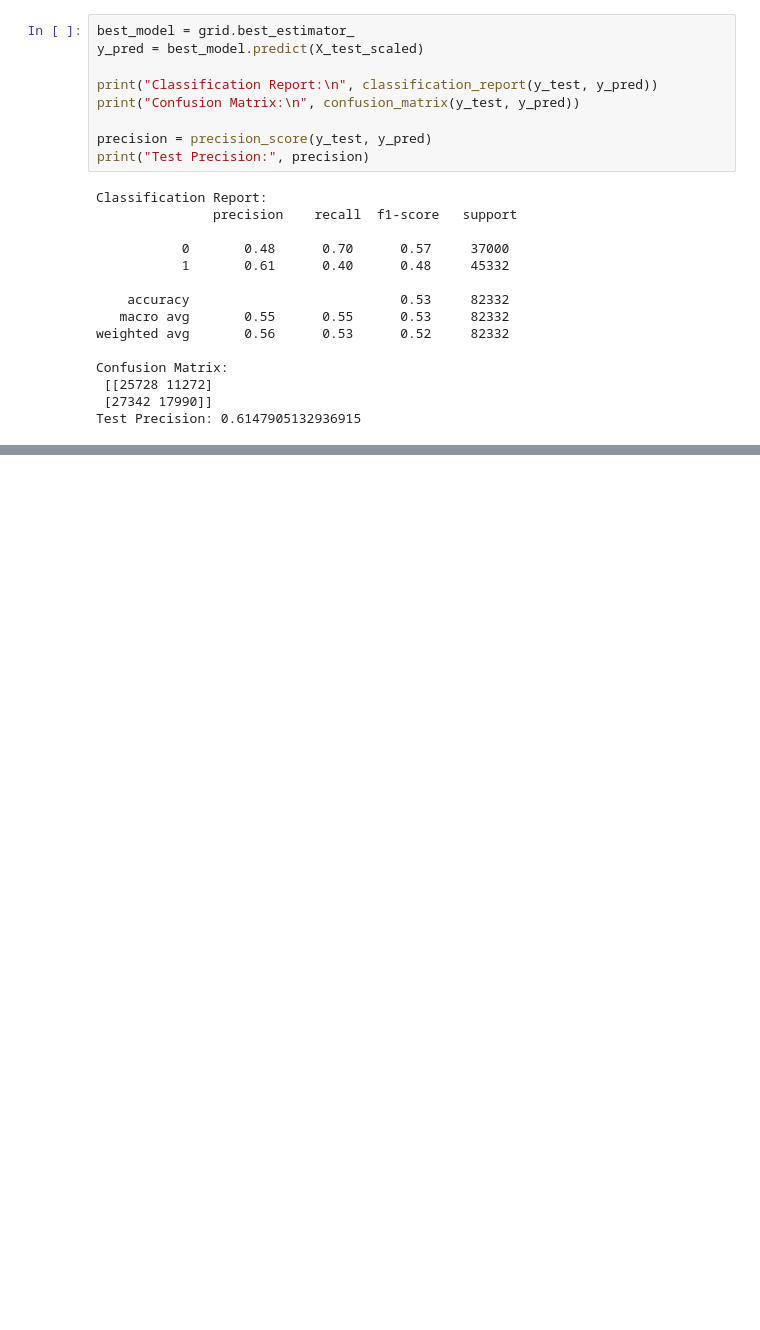
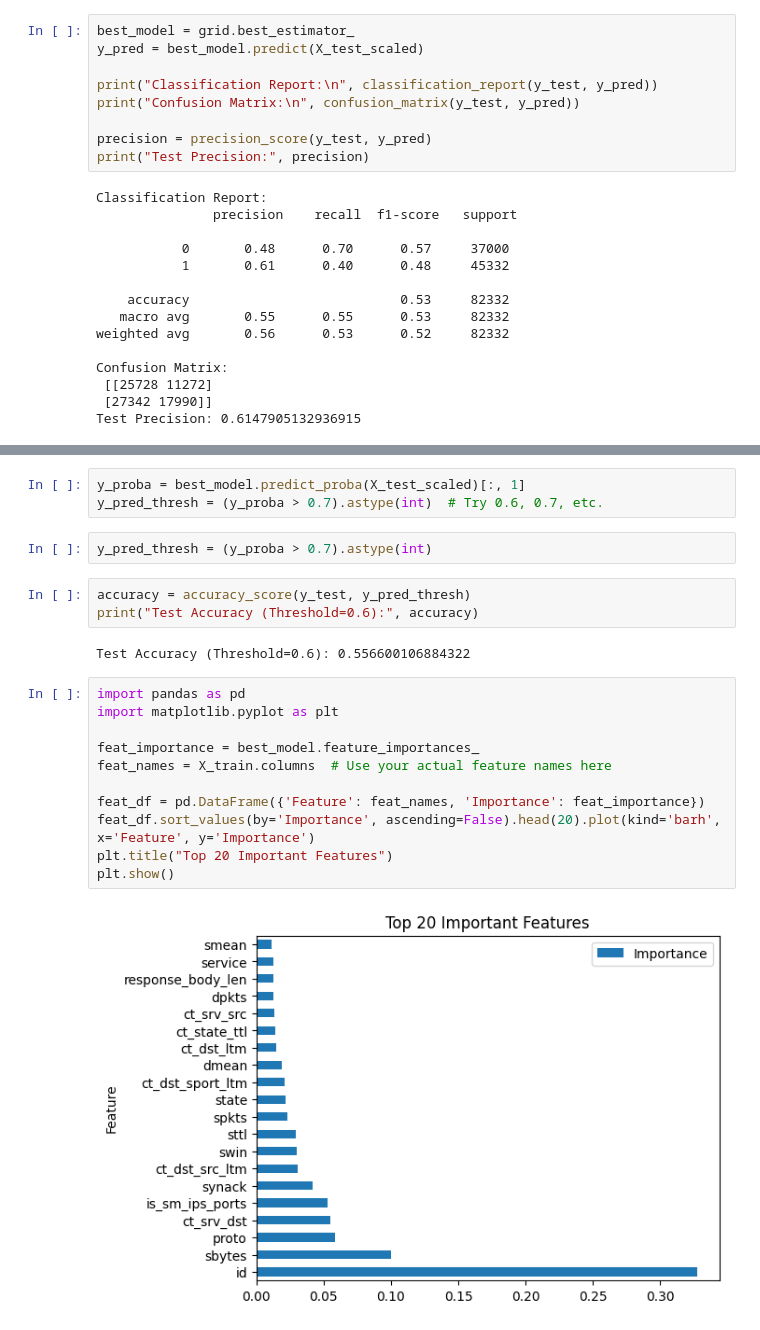
Before and after one commit to Bhawana874/Supervised-Learning-Log-Analysis, a Jupyter notebook: Supervised_UNSW_NB15.ipynb, the cells around one changed output, grey strips where cells are left out. Saved outputs shown, nothing was run; the diff lists cells and outputs as text; blank space fills up the shorter version.

```diff
--- a/Supervised_UNSW_NB15.ipynb
+++ b/Supervised_UNSW_NB15.ipynb
@@ -398,0 +487,23 @@ Test Precision: 0.6147905132936915
+# %%
+y_proba = best_model.predict_proba(X_test_scaled)[:, 1]
+y_pred_thresh = (y_proba > 0.7).astype(int)  # Try 0.6, 0.7, etc.
+# %%
+y_pred_thresh = (y_proba > 0.7).astype(int)
+# %%
+accuracy = accuracy_score(y_test, y_pred_thresh)
+print("Test Accuracy (Threshold=0.6):", accuracy)
+# %% [output]
+Test Accuracy (Threshold=0.6): 0.556600106884322
+# %%
+import pandas as pd
+import matplotlib.pyplot as plt
+
+feat_importance = best_model.feature_importances_
+feat_names = X_train.columns  # Use your actual feature names here
+
+feat_df = pd.DataFrame({'Feature': feat_names, 'Importance': feat_importance})
+feat_df.sort_values(by='Importance', ascending=False).head(20).plot(kind='barh', x='Feature', y='Importance')
+plt.title("Top 20 Important Features")
+plt.show()
+# %% [output]
+[figure, added]
```
Also changed, not shown: parts of 13 cells of this notebook.
